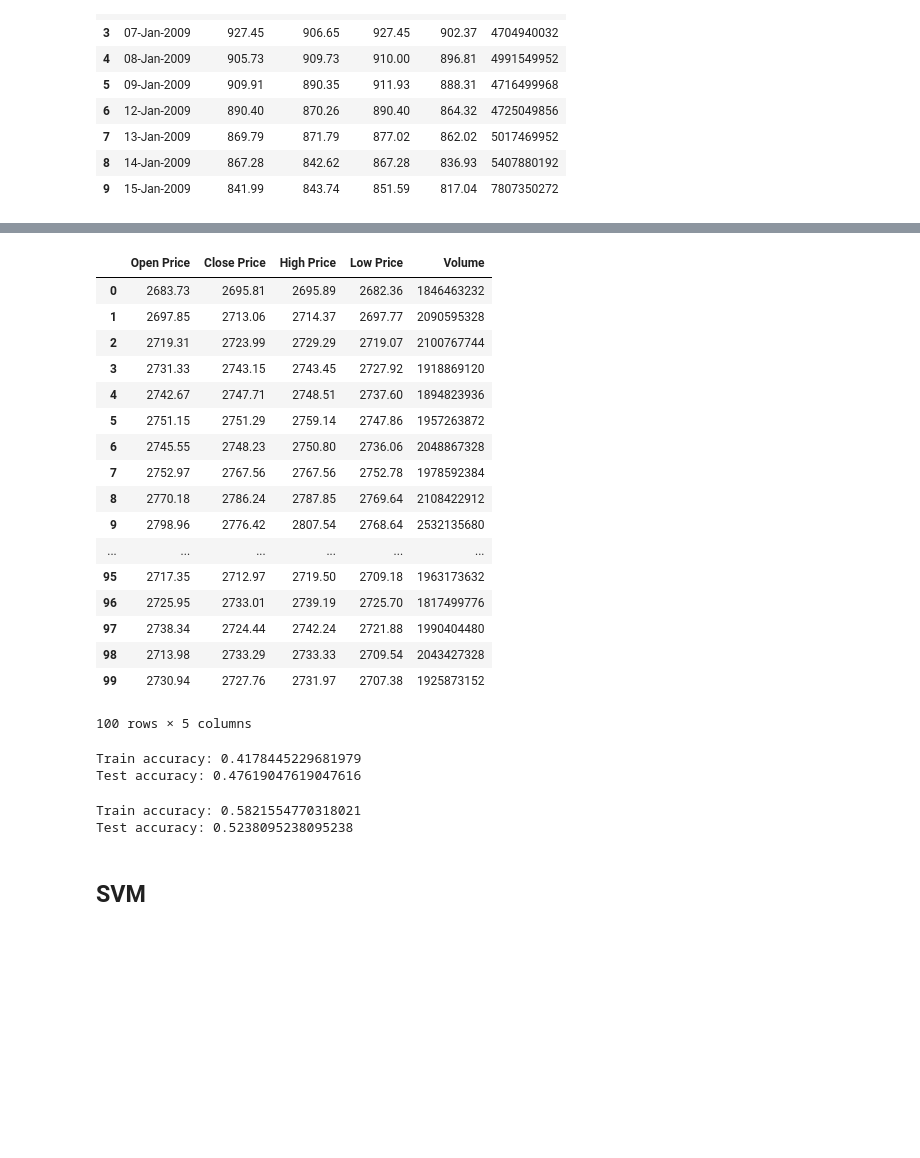
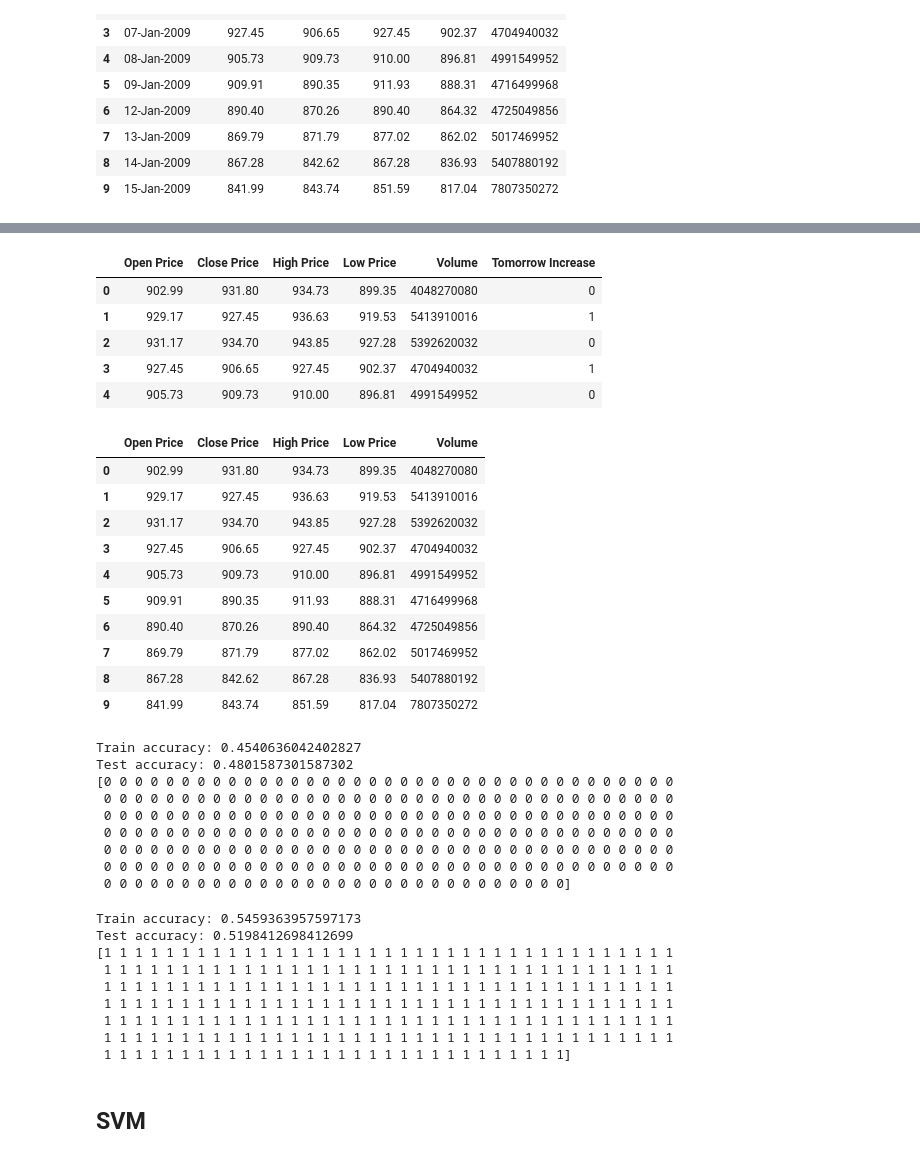
Before and after one commit to kevin110604/FDA_regression_svm_nn, a Jupyter notebook: FDA_hw3.ipynb, the cells around one changed output, grey strips where cells are left out. Saved outputs shown, nothing was run; the diff lists cells and outputs as text; code cells hidden in the pictures; blank space fills up the shorter version.

```diff
--- a/FDA_hw3.ipynb
+++ b/FDA_hw3.ipynb
@@ -24,3 +24,7 @@ train.head(10)
 | 7 | 13-Jan-2009 | 869.79 | 871.79 | 877.02 | 862.02 | 5017469952 |
 | 8 | 14-Jan-2009 | 867.28 | 842.62 | 867.28 | 836.93 | 5407880192 |
 | 9 | 15-Jan-2009 | 841.99 | 843.74 | 851.59 | 817.04 | 7807350272 |
+# %%
+train['Tomorrow Close Price'] = train['Close Price'].shift(-1)
+test['Tomorrow Close Price'] = test['Close Price'].shift(-1)
+test.head()
@@ -27,14 +38,10 @@ train.head(10)
 # %%
-xx = 0
 def f(x):
-    global xx
-    if x > xx:
-        xx = x
+    if x[1] > x[0]:
         return 1
-    xx = x
     return 0
 
-train['Increase'] = train['Low Price'].apply(f)
-test['Increase'] = test['Low Price'].apply(f)
+train['Tomorrow Increase'] = train[['Close Price', 'Tomorrow Close Price']].apply(f, axis=1)
+test['Tomorrow Increase'] = test[['Close Price', 'Tomorrow Close Price']].apply(f, axis=1)
 train.head(10)
 # %% [output]
@@ -52,32 +59,33 @@ train.head(10)
 # %%
-train = train.drop(['Date'], axis=1)
-test = test.drop(['Date'], axis=1)
+train = train.drop(['Date', 'Tomorrow Close Price'], axis=1)
+test = test.drop(['Date', 'Tomorrow Close Price'], axis=1)
+train.head()
+# %% [output]
+|  | Open Price | Close Price | High Price | Low Price | Volume | Tomorrow Increase |
+| 0 | 902.99 | 931.80 | 934.73 | 899.35 | 4048270080 | 0 |
+| 1 | 929.17 | 927.45 | 936.63 | 919.53 | 5413910016 | 1 |
+| 2 | 931.17 | 934.70 | 943.85 | 927.28 | 5392620032 | 0 |
+| 3 | 927.45 | 906.65 | 927.45 | 902.37 | 4704940032 | 1 |
+| 4 | 905.73 | 909.73 | 910.00 | 896.81 | 4991549952 | 0 |
 # %%
-col = 'Increase'
+col = 'Tomorrow Increase'
 x_train = train.loc[:, train.columns != col]
 y_train = train[col]
 x_test = test.loc[:, test.columns != col]
 y_test = test[col]
-x_test.head(100)
+x_train.head(10)
 # %% [output]
 |  | Open Price | Close Price | High Price | Low Price | Volume |
-| 0 | 2683.73 | 2695.81 | 2695.89 | 2682.36 | 1846463232 |
-| 1 | 2697.85 | 2713.06 | 2714.37 | 2697.77 | 2090595328 |
-| 2 | 2719.31 | 2723.99 | 2729.29 | 2719.07 | 2100767744 |
-| 3 | 2731.33 | 2743.15 | 2743.45 | 2727.92 | 1918869120 |
-| 4 | 2742.67 | 2747.71 | 2748.51 | 2737.60 | 1894823936 |
-| 5 | 2751.15 | 2751.29 | 2759.14 | 2747.86 | 1957263872 |
-| 6 | 2745.55 | 2748.23 | 2750.80 | 2736.06 | 2048867328 |
-| 7 | 2752.97 | 2767.56 | 2767.56 | 2752.78 | 1978592384 |
-| 8 | 2770.18 | 2786.24 | 2787.85 | 2769.64 | 2108422912 |
-| 9 | 2798.96 | 2776.42 | 2807.54 | 2768.64 | 2532135680 |
-| ... | ... | ... | ... | ... | ... |
-| 95 | 2717.35 | 2712.97 | 2719.50 | 2709.18 | 1963173632 |
-| 96 | 2725.95 | 2733.01 | 2739.19 | 2725.70 | 1817499776 |
-| 97 | 2738.34 | 2724.44 | 2742.24 | 2721.88 | 1990404480 |
-| 98 | 2713.98 | 2733.29 | 2733.33 | 2709.54 | 2043427328 |
-| 99 | 2730.94 | 2727.76 | 2731.97 | 2707.38 | 1925873152 |
+| 0 | 902.99 | 931.80 | 934.73 | 899.35 | 4048270080 |
+| 1 | 929.17 | 927.45 | 936.63 | 919.53 | 5413910016 |
+| 2 | 931.17 | 934.70 | 943.85 | 927.28 | 5392620032 |
+| 3 | 927.45 | 906.65 | 927.45 | 902.37 | 4704940032 |
+| 4 | 905.73 | 909.73 | 910.00 | 896.81 | 4991549952 |
+| 5 | 909.91 | 890.35 | 911.93 | 888.31 | 4716499968 |
+| 6 | 890.40 | 870.26 | 890.40 | 864.32 | 4725049856 |
+| 7 | 869.79 | 871.79 | 877.02 | 862.02 | 5017469952 |
+| 8 | 867.28 | 842.62 | 867.28 | 836.93 | 5407880192 |
+| 9 | 841.99 | 843.74 | 851.59 | 817.04 | 7807350272 |
-100 rows × 5 columns
 # %%
 def evaluate(model, x_train, y_train, x_test, y_test):
     train_preds = model.predict(x_train)
@@ -91,15 +100,29 @@ model_bl = linear_model.SGDClassifier(loss='log', max_iter=10000)
 model_bl.fit(x_train, y_train)
 evaluate(model_bl, x_train, y_train, x_test, y_test)
 # %% [output]
-Train accuracy: 0.4178445229681979
-Test accuracy: 0.47619047619047616
+Train accuracy: 0.4540636042402827
+Test accuracy: 0.4801587301587302
+[0 0 0 0 0 0 0 0 0 0 0 0 0 0 0 0 0 0 0 0 0 0 0 0 0 0 0 0 0 0 0 0 0 0 0 0 0
+ 0 0 0 0 0 0 0 0 0 0 0 0 0 0 0 0 0 0 0 0 0 0 0 0 0 0 0 0 0 0 0 0 0 0 0 0 0
+ 0 0 0 0 0 0 0 0 0 0 0 0 0 0 0 0 0 0 0 0 0 0 0 0 0 0 0 0 0 0 0 0 0 0 0 0 0
+ 0 0 0 0 0 0 0 0 0 0 0 0 0 0 0 0 0 0 0 0 0 0 0 0 0 0 0 0 0 0 0 0 0 0 0 0 0
+ 0 0 0 0 0 0 0 0 0 0 0 0 0 0 0 0 0 0 0 0 0 0 0 0 0 0 0 0 0 0 0 0 0 0 0 0 0
+ 0 0 0 0 0 0 0 0 0 0 0 0 0 0 0 0 0 0 0 0 0 0 0 0 0 0 0 0 0 0 0 0 0 0 0 0 0
+ 0 0 0 0 0 0 0 0 0 0 0 0 0 0 0 0 0 0 0 0 0 0 0 0 0 0 0 0 0 0]
 # %%
 from sklearn.linear_model import LogisticRegression
 clf = LogisticRegression().fit(x_train, y_train)
 evaluate(clf, x_train, y_train, x_test, y_test)
 # %% [output]
-Train accuracy: 0.5821554770318021
-Test accuracy: 0.5238095238095238
+Train accuracy: 0.5459363957597173
+Test accuracy: 0.5198412698412699
+[1 1 1 1 1 1 1 1 1 1 1 1 1 1 1 1 1 1 1 1 1 1 1 1 1 1 1 1 1 1 1 1 1 1 1 1 1
+ 1 1 1 1 1 1 1 1 1 1 1 1 1 1 1 1 1 1 1 1 1 1 1 1 1 1 1 1 1 1 1 1 1 1 1 1 1
+ 1 1 1 1 1 1 1 1 1 1 1 1 1 1 1 1 1 1 1 1 1 1 1 1 1 1 1 1 1 1 1 1 1 1 1 1 1
+ 1 1 1 1 1 1 1 1 1 1 1 1 1 1 1 1 1 1 1 1 1 1 1 1 1 1 1 1 1 1 1 1 1 1 1 1 1
+ 1 1 1 1 1 1 1 1 1 1 1 1 1 1 1 1 1 1 1 1 1 1 1 1 1 1 1 1 1 1 1 1 1 1 1 1 1
+ 1 1 1 1 1 1 1 1 1 1 1 1 1 1 1 1 1 1 1 1 1 1 1 1 1 1 1 1 1 1 1 1 1 1 1 1 1
+ 1 1 1 1 1 1 1 1 1 1 1 1 1 1 1 1 1 1 1 1 1 1 1 1 1 1 1 1 1 1]
 # %% [markdown]
 ## SVM
 # %%
```
Also changed, not shown: parts of 14 cells of this notebook.
